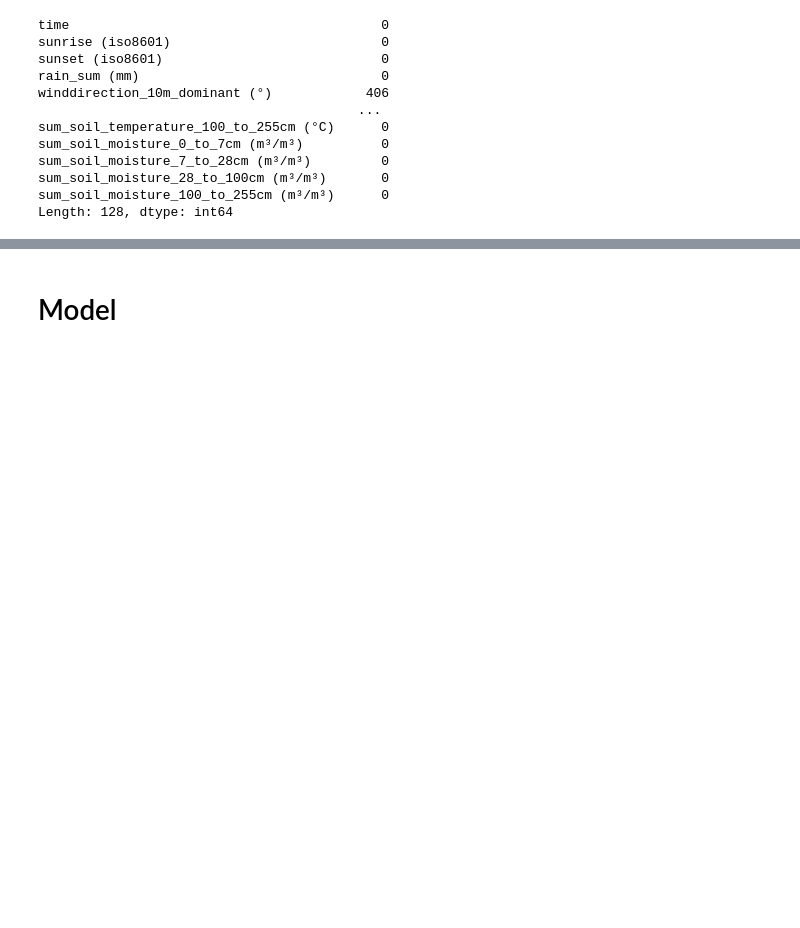
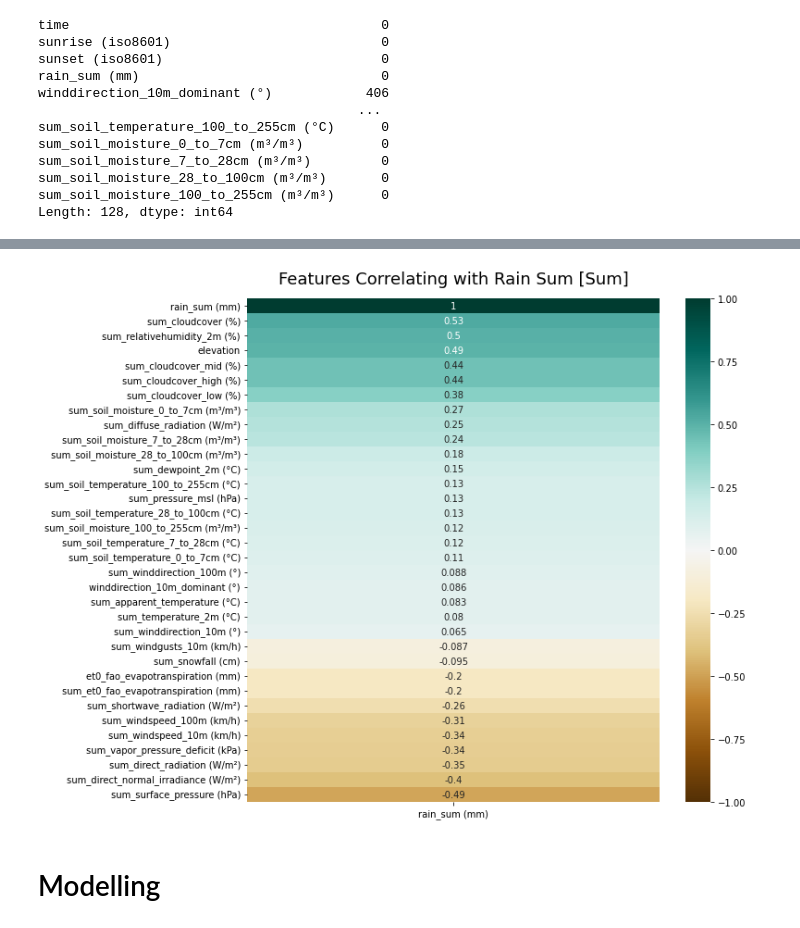
Before and after one commit to FelixFern/Arkavidia-2023-ODE, a Jupyter notebook: Arkavidia.ipynb, the cells around one changed output, grey strips where cells are left out. Cells and saved outputs as stored; diff of their text form; code cells hidden in the pictures; blank space fills up the shorter version.

```diff
--- a/Arkavidia.ipynb
+++ b/Arkavidia.ipynb
@@ -228,2 +271,9 @@ Length: 128, dtype: int64
+# %%
+fig, ax = plt.subplots(figsize=(10,10))
+
+heatmap = sns.heatmap(cleaned_train_sum.corr()[['rain_sum (mm)']].sort_values(by='rain_sum (mm)', ascending=False), vmin=-1, vmax=1, annot=True, cmap='BrBG', ax=ax)
+heatmap.set_title('Features Correlating with Rain Sum [Sum]', fontdict={'fontsize':18}, pad=16);
+# %% [output]
+[figure, added]
 # %% [markdown]
-# Model
+# Modelling
```
Also changed, not shown: parts of 7 cells of this notebook.
